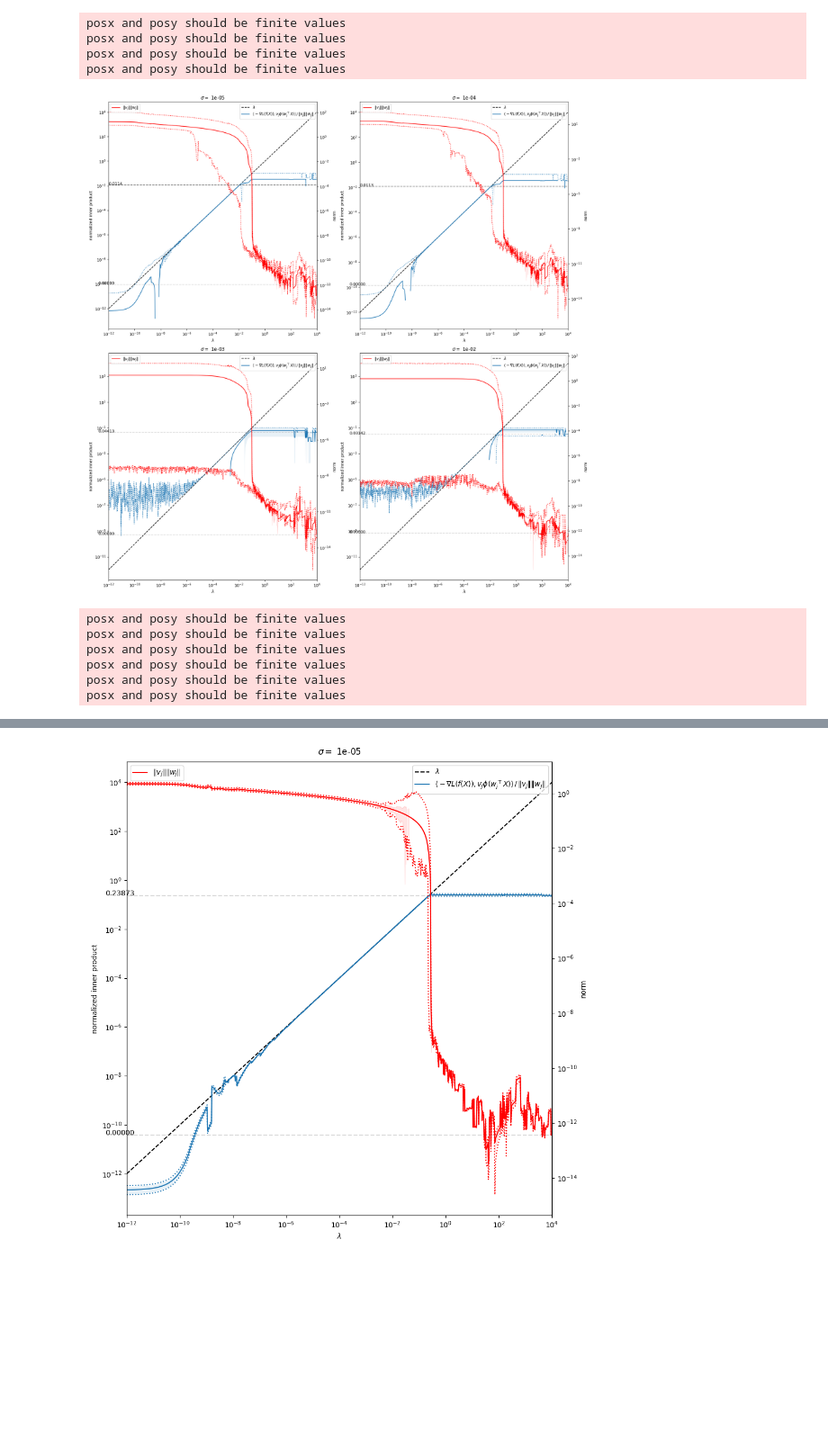
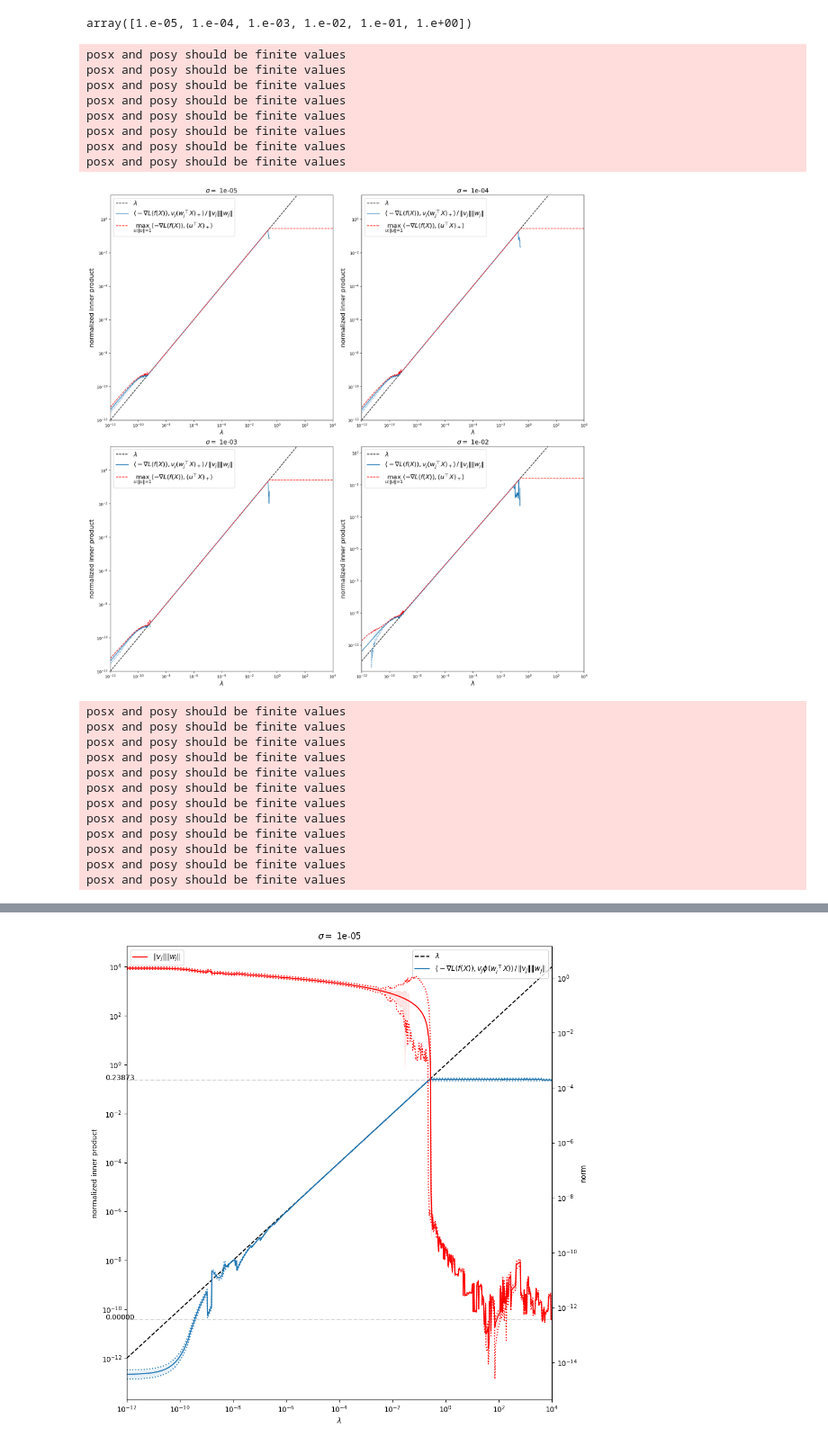
Before and after one commit to PalmaLeandro/adaptive_size_networks, a Jupyter notebook: notebooks/magnitude_optimization/magnitude_optimization.ipynb, the cells around one changed output, grey strips where cells are left out. Shown at 90% size. Cells and saved outputs as stored; diff of their text form; code cells hidden in the pictures; blank space fills up the shorter version.

```diff
--- a/notebooks/magnitude_optimization/magnitude_optimization.ipynb
+++ b/notebooks/magnitude_optimization/magnitude_optimization.ipynb
@@ -454,52 +848,63 @@ array([<Axes: title={'center': '$\\sigma = $ 1e-04'}, xlabel='$\\lambda$', ylabe
+# %%
+variances
+# %% [output]
+array([1.e-05, 1.e-04, 1.e-03, 1.e-02, 1.e-01, 1.e+00])
 # %%
 import pandas
 from utils.plots import plot_series_and_reference_on_ax
 
 fig, axes = matplotlib.pyplot.subplots(2, 2, figsize=(18, 18))
 axes = axes.flatten()
 for variance, variance_result, ax in zip(variances[:-1], variances_results[:-1], axes):
     model_metrics_df = pandas.DataFrame(variance_result)
-    ax.set_title(f'$\\sigma = $ {variance:.0e}')
+    ax.set_title(f'$\\sigma = $ {variance:.0e}', fontsize=16)
     ax.set_xscale('log')
     ax.plot(regularization_values, regularization_values, linestyle='--', c='k', label='$\\lambda$')
     plot_series_and_reference_on_ax(ax, regularization_values, model_metrics_df['loss_gradient_inner_product_to_norm_ratio_avg'].values,
                                     fill_between_y=model_metrics_df['loss_gradient_inner_product_to_norm_ratio_std'].values,
                                     lower_bound=model_metrics_df['loss_gradient_inner_product_to_norm_ratio_min'].values,
                                     upper_bound=model_metrics_df['loss_gradient_inner_product_to_norm_ratio_max'].values,
-                                    label=f'$\langle-\\nabla L(f(X)), v_j \phi(w_j^\\top X)\\rangle \, / \, \|v_j\|\|w_j\|$',
+                                    label=f'$\langle-\\nabla L(f(X)), v_j (w_j^\\top X)_+\\rangle \, / \, \|v_j\|\|w_j\|$',
                                     log_scale=True,
-                                    lower_lim=-1)
-    if variance in variances[:2]:
-        a = model_metrics_df['loss_gradient_inner_product_to_norm_ratio_avg'].values
-        b = numpy.average(a[a>0][:-5])
-        ax.hlines(b, min(regularization_values), max(regularization_values), linestyle='--', alpha=.5, color='k')
-        ax.text(min(regularization_values), b, f'{b:.4f}', ha='left')
-    ax2 = ax.twinx()
-    plot_series_and_reference_on_ax(ax2, regularization_values, model_metrics_df['norms_avg'].values,
-                                    fill_between_y=model_metrics_df['norms_std'].values,
-                                    lower_bound=model_metrics_df['norms_min'].values,
-                                    upper_bound=model_metrics_df['norms_max'].values,
-                                    label=f'$\|v_j\|\|w_j\|$', lower_lim=0, color='red',
-                                    log_scale=True
-                                    )
-    ax.legend(loc='upper right')
-    ax2.legend(loc='upper left')
-    ax.set_xlabel('$\\lambda$')
-    ax.set_ylabel('normalized inner product')
-    ax2.set_ylabel('norm')
+                                    lower_lim=-1, upper_lim=model_metrics_df['angle_inner_products_max'].max() * 100.)
+    #if variance in variances[:2]:
+    #    a = model_metrics_df['loss_gradient_inner_product_to_norm_ratio_avg'].values
+    #    b = numpy.average(a[a>0][:-5])
+    #    ax.hlines(b, min(regularization_values), max(regularization_values), linestyle='--', alpha=.5, color='k')
+    #    ax.text(min(regularization_values), b, f'{b:.4f}', ha='left')
+    #ax2 = ax.twinx()
+    #plot_series_and_reference_on_ax(ax, regularization_values, model_metrics_df['angle_inner_products_max'].values,
+    #                                label='$\max_{u:\|u\|=1}\langle-\\nabla L(f(X)), (\\frac{u\\top}{\|u\|} X)_+\\rangle$',
+    #                                lower_lim=-1, upper_lim=model_metrics_df['angle_inner_products_max'].max() * 100., log_scale=True, color='red', linestyle='--')
+    ax.plot(regularization_values, model_metrics_df['angle_inner_products_max'].values,
+            label='$\max_{u:\|u\|=1}\langle-\\nabla L(f(X)), (u^\\top X)_+\\rangle$', c='red', linestyle='--')
+    ax.legend(loc='upper left', prop={'size': 16})
+    ax.set_xlabel('$\\lambda$', fontsize=16)
+    ax.set_ylabel('normalized inner product', fontsize=16)
     ax.set_xlim(regularization_values[0], regularization_values[-1])
+    ax.set_ylim(-1., model_metrics_df['angle_inner_products_max'].max() * 100.)
 
 fig.tight_layout()
 fig
 # %% [output]
 posx and posy should be finite values
 posx and posy should be finite values
 posx and posy should be finite values
 posx and posy should be finite values
+posx and posy should be finite values
+posx and posy should be finite values
+posx and posy should be finite values
+posx and posy should be finite values
-[figure, old version]
+[figure, new version]
 posx and posy should be finite values
 posx and posy should be finite values
 posx and posy should be finite values
 posx and posy should be finite values
 posx and posy should be finite values
 posx and posy should be finite values
+posx and posy should be finite values
+posx and posy should be finite values
+posx and posy should be finite values
+posx and posy should be finite values
+posx and posy should be finite values
+posx and posy should be finite values
```
Also changed, not shown: parts of 8 cells of this notebook, 2 other files.
